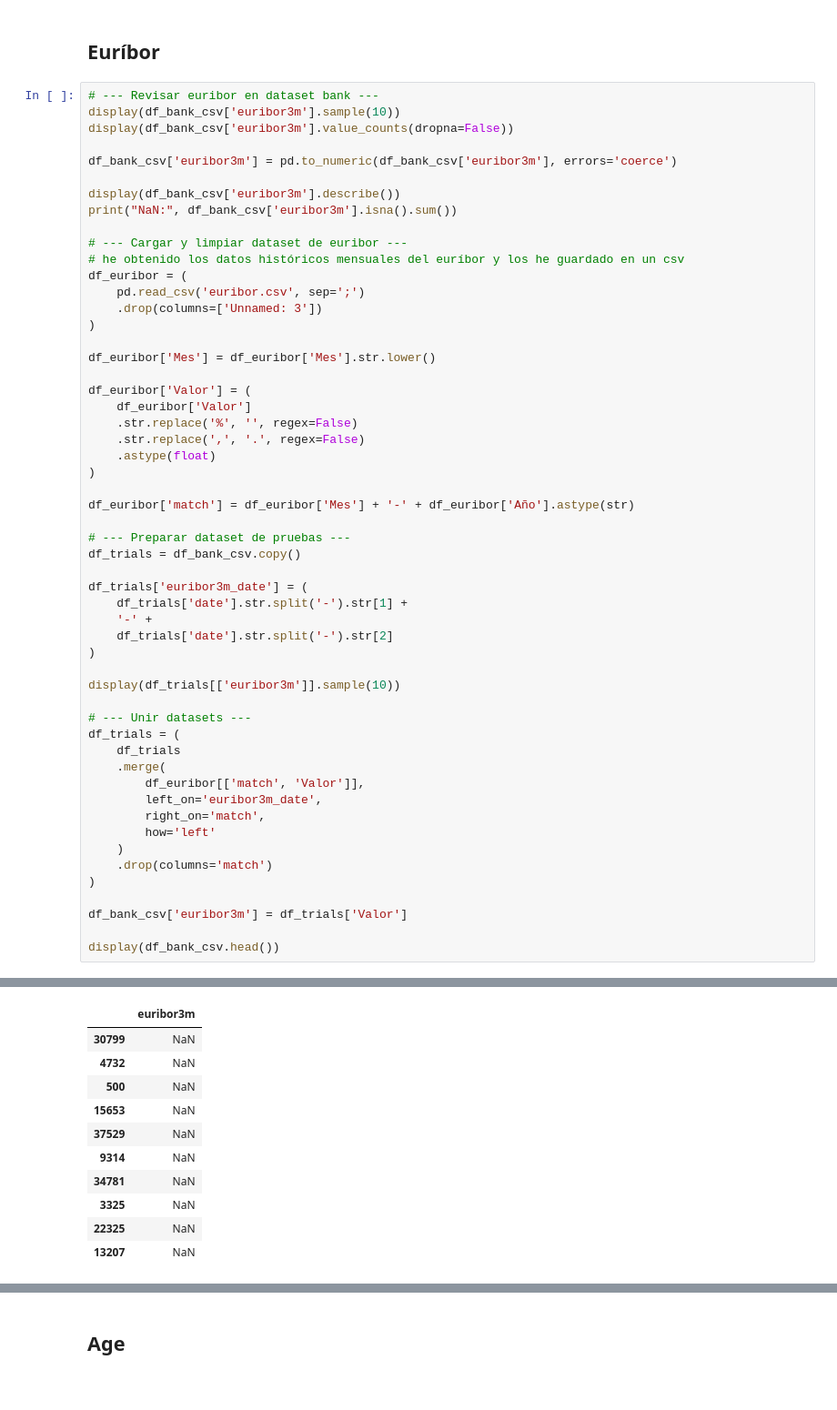
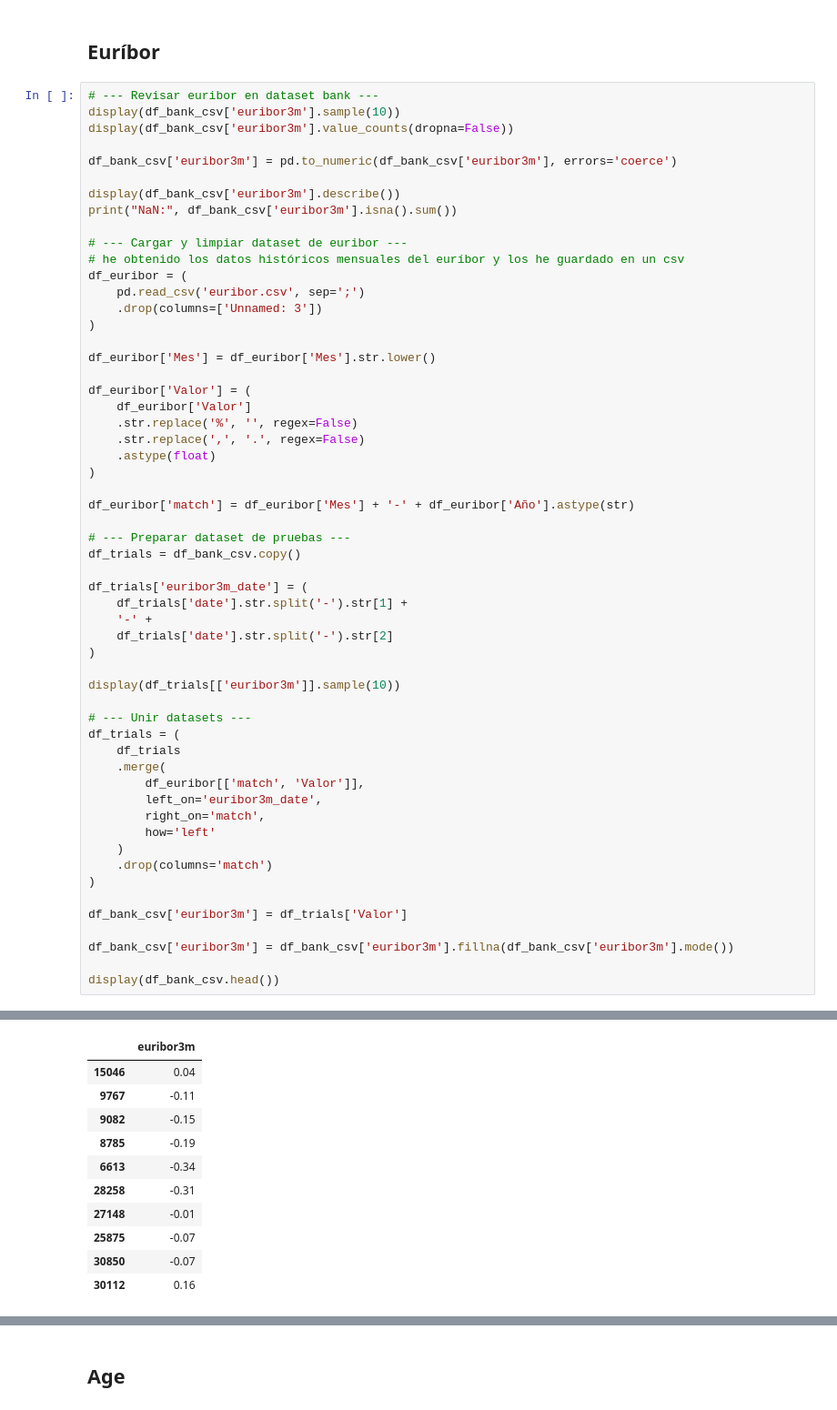
Before and after one commit to Ims2002/Proyecto-EDA-Python-Bank, a Jupyter notebook: eda.ipynb, the cells around one changed output, grey strips where cells are left out. Shown at 91% size. Drawn from its saved outputs; the diff is of its cells as text.

```diff
--- a/eda.ipynb
+++ b/eda.ipynb
@@ -241,5 +241,7 @@ df_trials = (
 
 df_bank_csv['euribor3m'] = df_trials['Valor']
 
+df_bank_csv['euribor3m'] = df_bank_csv['euribor3m'].fillna(df_bank_csv['euribor3m'].mode())
+
 display(df_bank_csv.head())
 # %% [output]
@@ -280,12 +286,12 @@ NaN: 42985
 |  | euribor3m |
-| 30799 | NaN |
-| 4732 | NaN |
-| 500 | NaN |
-| 15653 | NaN |
-| 37529 | NaN |
-| 9314 | NaN |
-| 34781 | NaN |
-| 3325 | NaN |
-| 22325 | NaN |
-| 13207 | NaN |
+| 15046 | 0.04 |
+| 9767 | -0.11 |
+| 9082 | -0.15 |
+| 8785 | -0.19 |
+| 6613 | -0.34 |
+| 28258 | -0.31 |
+| 27148 | -0.01 |
+| 25875 | -0.07 |
+| 30850 | -0.07 |
+| 30112 | 0.16 |
 |  | customer_id | age | job | marital | education | default | housing | loan | contact | duration | ... |
```
Also changed, not shown: parts of 3 cells of this notebook.
